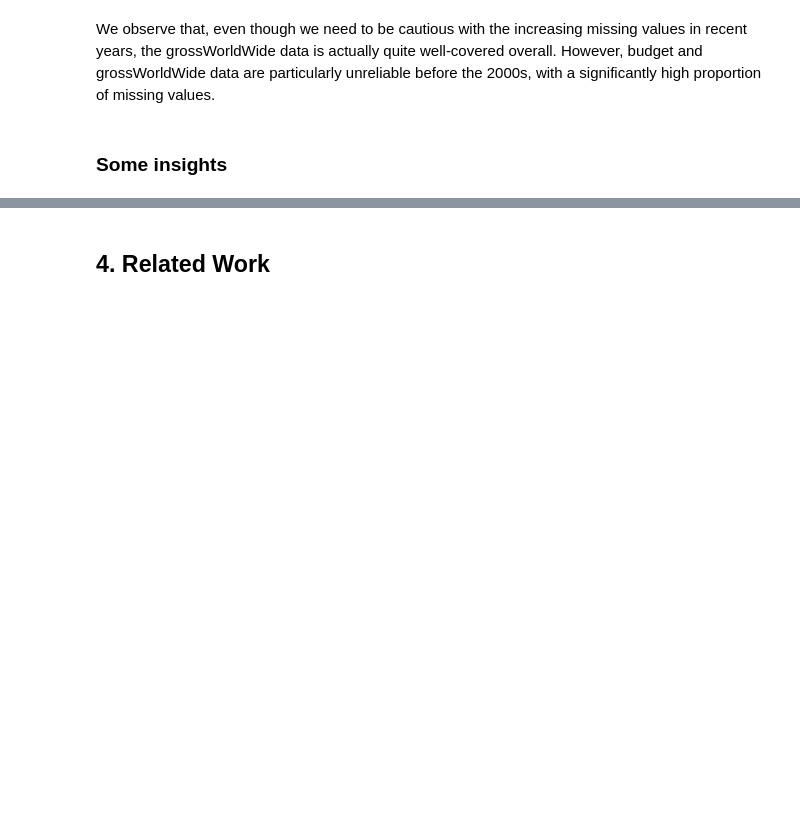
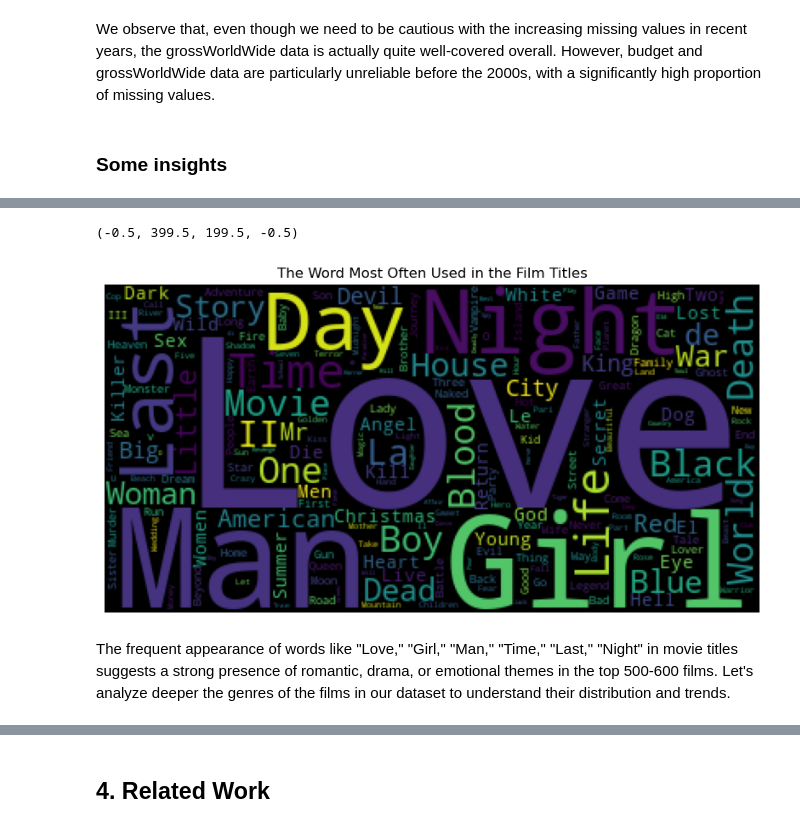
Before and after one commit to com-480-data-visualization/404NotFound, a Jupyter notebook: Milestones/Milestone1.ipynb, the cells around one changed output, grey strips where cells are left out. Drawn from its saved outputs; the diff is of its cells as text; code cells hidden in the pictures; blank space fills up the shorter version.

```diff
--- a/Milestones/Milestone1.ipynb
+++ b/Milestones/Milestone1.ipynb
@@ -271,6 +312,14 @@ plt.show()
 We observe that, even though we need to be cautious with the increasing missing values in recent years, the grossWorldWide data is actually quite well-covered overall. However, budget and grossWorldWide data are particularly unreliable before the 2000s, with a significantly high proportion of missing values.
 # %%
 # Analyze unrealistic values (eg.negative budget, extremely high outliers...)
-#to do
+
+cols = ['rating','votes_K', 'budget', 'gross_worldwide', 'duration_min', 'wins', 'nominations', 'oscars']
+
+# all the values should be positive
+for c in cols:
+    num_negatives = (merged_df[c] < 0).sum()
+    if num_negatives > 0:
+        print(f"Found {num_negatives} negative values in {c}. Replacing with NaN.")
+        merged_df[c] = merged_df[c].apply(lambda x: np.nan if x < 0 else x)
 # %% [markdown]
 ### Some insights
@@ -276,0 +346,17 @@ We observe that, even though we need to be cautious with the increasing missing
+# %%
+title_word = merged_df['title'].astype(str).to_numpy()
+title_words = ""
+for array in title_word:
+    array_str = "".join(map(str, array))
+    title_words += array_str + " "
+
+wc = WordCloud().generate(title_words)
+plt.figure(figsize=(12,5))
+plt.imshow(wc)
+plt.title("The Word Most Often Used in the Film Titles")
+plt.axis(False)
+# %% [output]
+(-0.5, 399.5, 199.5, -0.5)
+[figure, added]
+# %% [markdown]
+The frequent appearance of words like "Love," "Girl," "Man," "Time," "Last," "Night" in movie titles suggests a strong presence of romantic, drama, or emotional themes in the top 500-600 films. Let's analyze deeper the genres of the films in our dataset to understand their distribution and trends.
```
Also changed, not shown: parts of 46 cells of this notebook, 1 other file.
